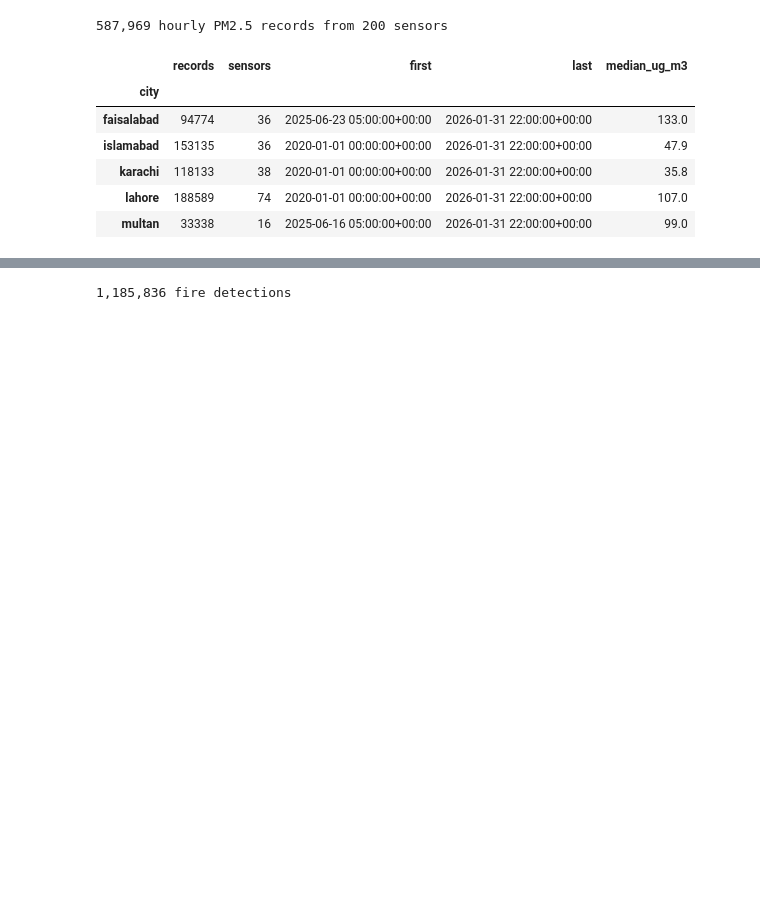
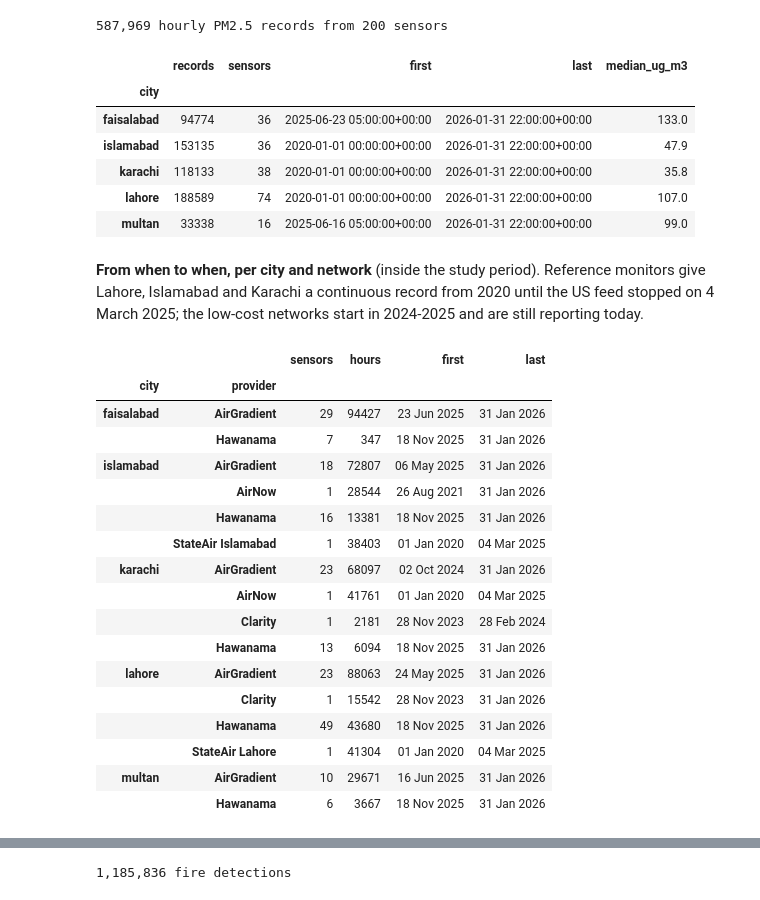
Before and after one commit to FarhanRajputFelix/saans, a Jupyter notebook: notebooks/01_data_ingestion.ipynb, the cells around one changed output, grey strips where cells are left out. Drawn from its saved outputs; the diff is of its cells as text; code cells hidden in the pictures; blank space fills up the shorter version.

```diff
--- a/notebooks/01_data_ingestion.ipynb
+++ b/notebooks/01_data_ingestion.ipynb
@@ -208,6 +480,33 @@ aq.groupby("city").agg(records=("value", "size"), sensors=("sensor_id", "nunique
 | karachi | 118133 | 38 | 2020-01-01 00:00:00+00:00 | 2026-01-31 22:00:00+00:00 | 35.8 |
 | lahore | 188589 | 74 | 2020-01-01 00:00:00+00:00 | 2026-01-31 22:00:00+00:00 | 107.0 |
 | multan | 33338 | 16 | 2025-06-16 05:00:00+00:00 | 2026-01-31 22:00:00+00:00 | 99.0 |
+# %% [markdown]
+**From when to when, per city and network** (inside the study period). Reference monitors give Lahore, Islamabad and Karachi a continuous record from 2020 until the US feed stopped on 4 March 2025; the low-cost networks start in 2024-2025 and are still reporting today.
+# %%
+span = (aq.merge(sensors.drop_duplicates("sensor_id")[["sensor_id", "provider"]], on="sensor_id")
+        .groupby(["city", "provider"]).agg(sensors=("sensor_id", "nunique"), hours=("value", "size"),
+                                           first=("time_utc", "min"), last=("time_utc", "max")))
+span["first"], span["last"] = span["first"].dt.strftime("%d %b %Y"), span["last"].dt.strftime("%d %b %Y")
+span
+# %% [output]
+|  |  | sensors | hours | first | last |
+| city | provider |  |  |  |  |
+| faisalabad | AirGradient | 29 | 94427 | 23 Jun 2025 | 31 Jan 2026 |
+|  | Hawanama | 7 | 347 | 18 Nov 2025 | 31 Jan 2026 |
+| islamabad | AirGradient | 18 | 72807 | 06 May 2025 | 31 Jan 2026 |
+|  | AirNow | 1 | 28544 | 26 Aug 2021 | 31 Jan 2026 |
+|  | Hawanama | 16 | 13381 | 18 Nov 2025 | 31 Jan 2026 |
+|  | StateAir Islamabad | 1 | 38403 | 01 Jan 2020 | 04 Mar 2025 |
+| karachi | AirGradient | 23 | 68097 | 02 Oct 2024 | 31 Jan 2026 |
+|  | AirNow | 1 | 41761 | 01 Jan 2020 | 04 Mar 2025 |
+|  | Clarity | 1 | 2181 | 28 Nov 2023 | 28 Feb 2024 |
+|  | Hawanama | 13 | 6094 | 18 Nov 2025 | 31 Jan 2026 |
+| lahore | AirGradient | 23 | 88063 | 24 May 2025 | 31 Jan 2026 |
+|  | Clarity | 1 | 15542 | 28 Nov 2023 | 31 Jan 2026 |
+|  | Hawanama | 49 | 43680 | 18 Nov 2025 | 31 Jan 2026 |
+|  | StateAir Lahore | 1 | 41304 | 01 Jan 2020 | 04 Mar 2025 |
+| multan | AirGradient | 10 | 29671 | 16 Jun 2025 | 31 Jan 2026 |
+|  | Hawanama | 6 | 3667 | 18 Nov 2025 | 31 Jan 2026 |
 # %% [markdown]
 ## 3. Fires: NASA FIRMS
 
```
Also changed, not shown: parts of 20 cells of this notebook, 3 other files.
